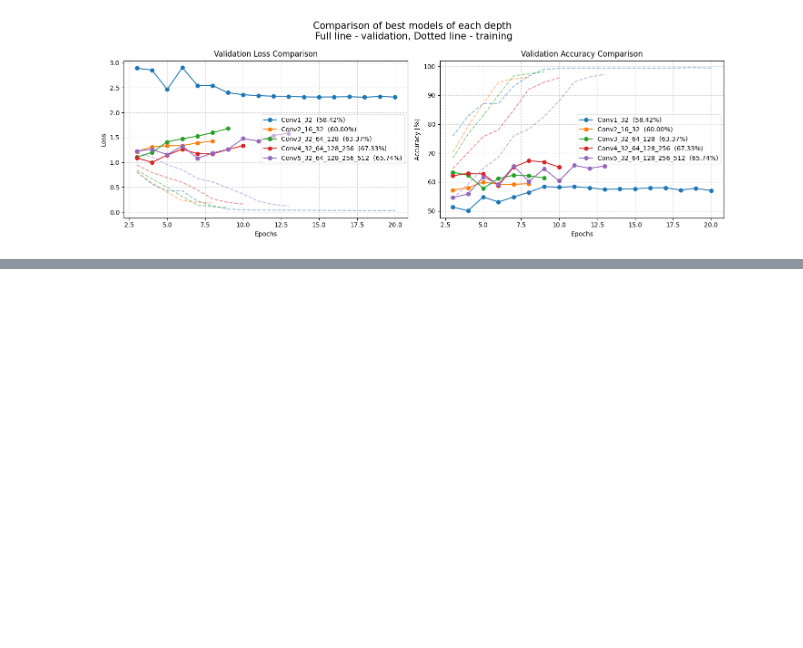
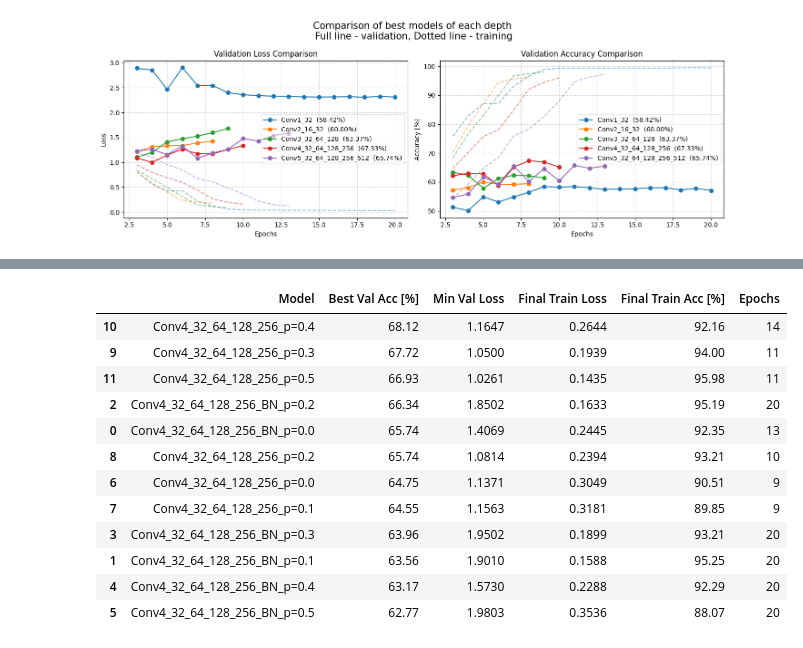
Before and after one commit to marekstorek/trash_classifier, a Jupyter notebook: ml/experiments.ipynb, the cells around one changed output, grey strips where cells are left out. Cells and saved outputs as stored; diff of their text form; code cells hidden in the pictures; blank space fills up the shorter version.

```diff
--- a/ml/experiments.ipynb
+++ b/ml/experiments.ipynb
@@ -200,0 +230,17 @@ compare_models(
+# %%
+summary = summarize_results(experiments_dropout)
+display(summary)
+# %% [output]
+|  | Model | Best Val Acc [%] | Min Val Loss | Final Train Loss | Final Train Acc [%] | Epochs |
+| 10 | Conv4_32_64_128_256_p=0.4 | 68.12 | 1.1647 | 0.2644 | 92.16 | 14 |
+| 9 | Conv4_32_64_128_256_p=0.3 | 67.72 | 1.0500 | 0.1939 | 94.00 | 11 |
+| 11 | Conv4_32_64_128_256_p=0.5 | 66.93 | 1.0261 | 0.1435 | 95.98 | 11 |
+| 2 | Conv4_32_64_128_256_BN_p=0.2 | 66.34 | 1.8502 | 0.1633 | 95.19 | 20 |
+| 0 | Conv4_32_64_128_256_BN_p=0.0 | 65.74 | 1.4069 | 0.2445 | 92.35 | 13 |
+| 8 | Conv4_32_64_128_256_p=0.2 | 65.74 | 1.0814 | 0.2394 | 93.21 | 10 |
+| 6 | Conv4_32_64_128_256_p=0.0 | 64.75 | 1.1371 | 0.3049 | 90.51 | 9 |
+| 7 | Conv4_32_64_128_256_p=0.1 | 64.55 | 1.1563 | 0.3181 | 89.85 | 9 |
+| 3 | Conv4_32_64_128_256_BN_p=0.3 | 63.96 | 1.9502 | 0.1899 | 93.21 | 20 |
+| 1 | Conv4_32_64_128_256_BN_p=0.1 | 63.56 | 1.9010 | 0.1588 | 95.25 | 20 |
+| 4 | Conv4_32_64_128_256_BN_p=0.4 | 63.17 | 1.5730 | 0.2288 | 92.29 | 20 |
+| 5 | Conv4_32_64_128_256_BN_p=0.5 | 62.77 | 1.9803 | 0.3536 | 88.07 | 20 |
```
Also changed, not shown: parts of 8 cells of this notebook, 3 other files.
